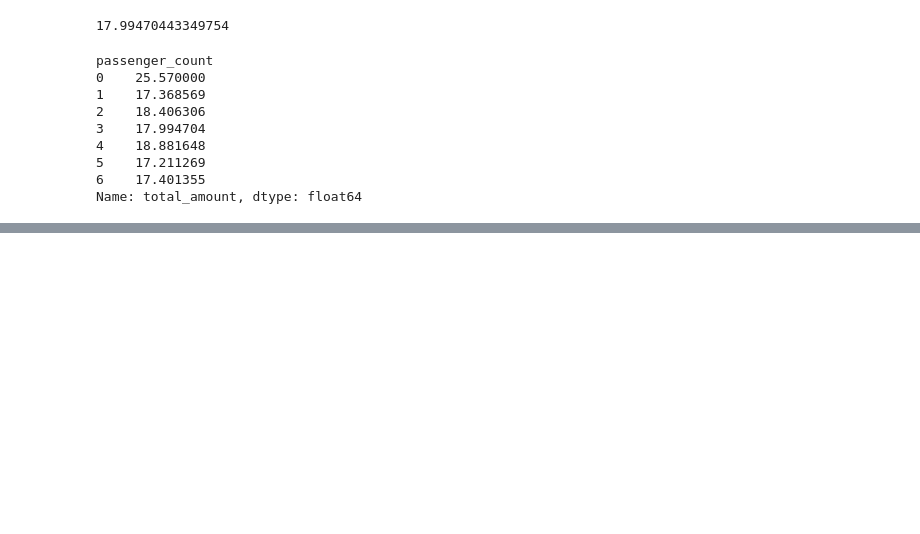
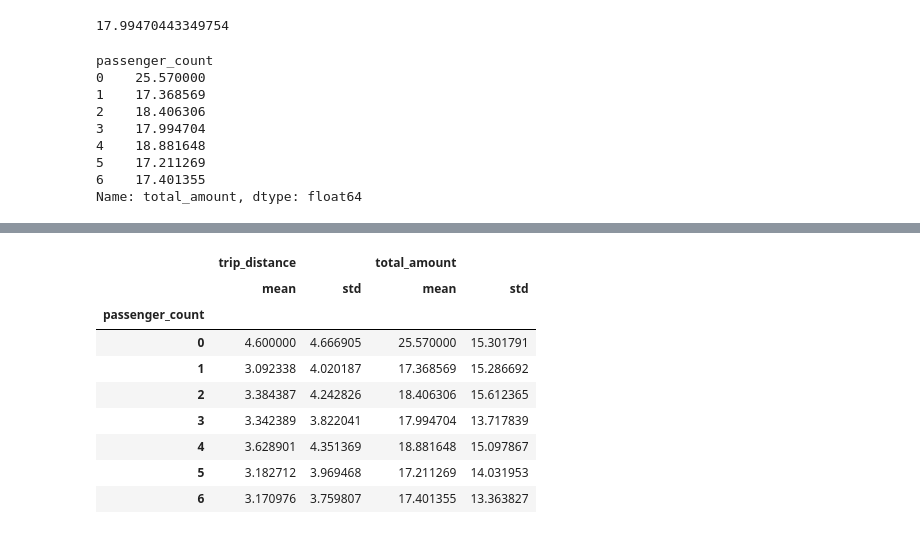
Before and after one commit to reuven/Cisco-IYL, a Jupyter notebook: 2022-05May-25-PyData.ipynb, the cells around one changed output, grey strips where cells are left out. Cells and saved outputs as stored; diff of their text form; code cells hidden in the pictures; blank space fills up the shorter version.

```diff
--- a/2022-05May-25-PyData.ipynb
+++ b/2022-05May-25-PyData.ipynb
@@ -223,0 +234,15 @@ df.groupby('passenger_count')['total_amount'].mean()
+# %%
+# we can get trip_distance and total_amount
+# I can ask for the mean + std, as well!
+df.groupby('passenger_count')[['trip_distance', 'total_amount']].agg(['mean', 'std'])
+# %% [output]
+|  | trip_distance |  | total_amount |  |
+|  | mean | std | mean | std |
+| passenger_count |  |  |  |  |
+| 0 | 4.600000 | 4.666905 | 25.570000 | 15.301791 |
+| 1 | 3.092338 | 4.020187 | 17.368569 | 15.286692 |
+| 2 | 3.384387 | 4.242826 | 18.406306 | 15.612365 |
+| 3 | 3.342389 | 3.822041 | 17.994704 | 13.717839 |
+| 4 | 3.628901 | 4.351369 | 18.881648 | 15.097867 |
+| 5 | 3.182712 | 3.969468 | 17.211269 | 14.031953 |
+| 6 | 3.170976 | 3.759807 | 17.401355 | 13.363827 |
```
Also changed, not shown: parts of 4 cells of this notebook.
